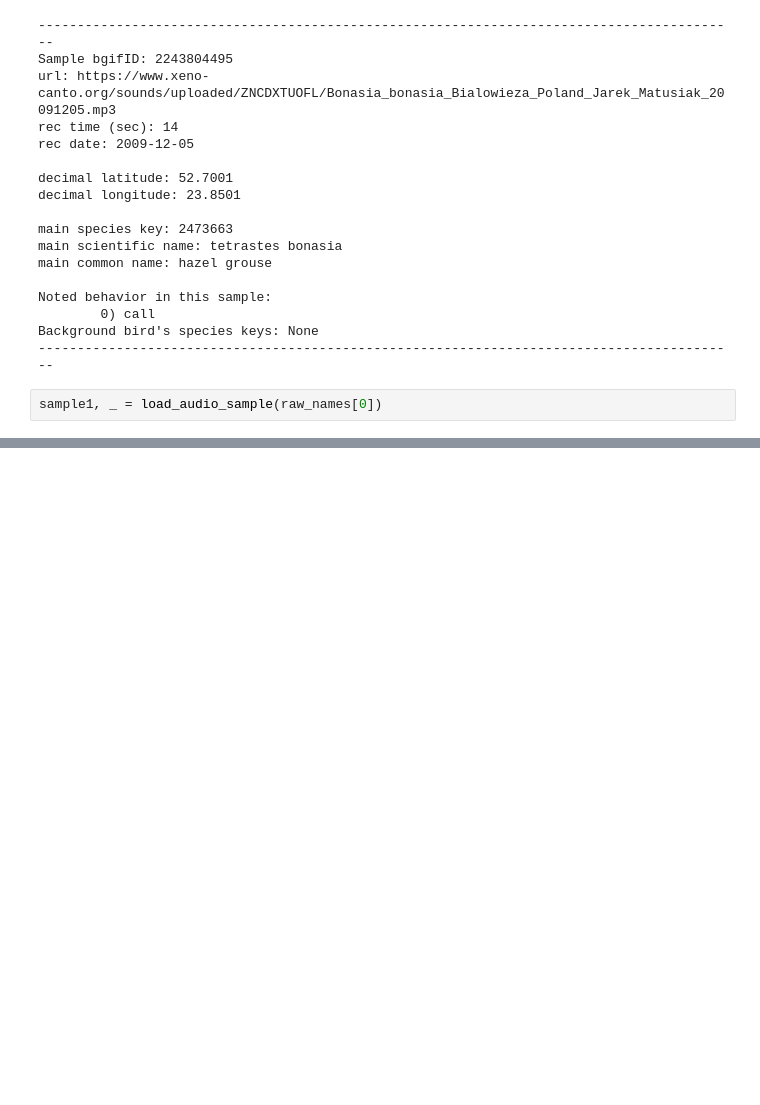
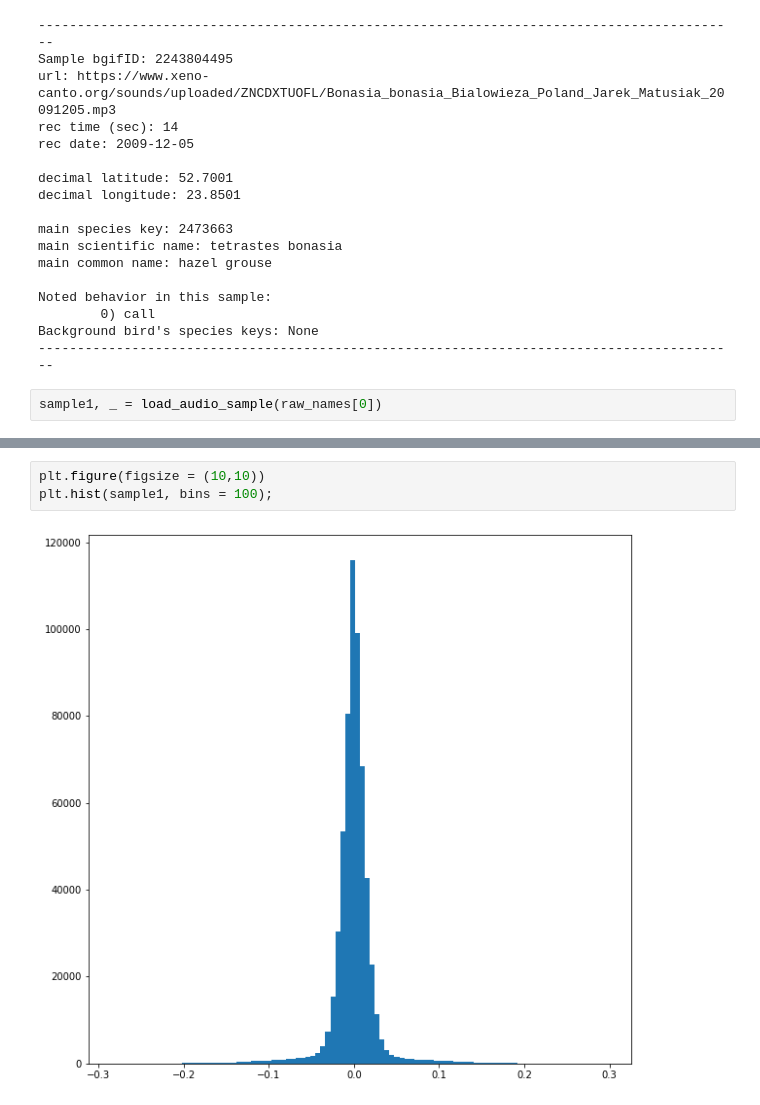
Before and after one commit to AlxSp/songbird, a Jupyter notebook: chris_inspecting.ipynb, the cells around one changed output, grey strips where cells are left out. Cells and saved outputs as stored; diff of their text form; blank space fills up the shorter version.

```diff
--- a/chris_inspecting.ipynb
+++ b/chris_inspecting.ipynb
@@ -194,0 +226,5 @@ sample1, _ = load_audio_sample(raw_names[0])
+# %%
+plt.figure(figsize = (10,10))
+plt.hist(sample1, bins = 100);
+# %% [output]
+[figure, added]
```
Also changed, not shown: parts of 16 cells of this notebook.
